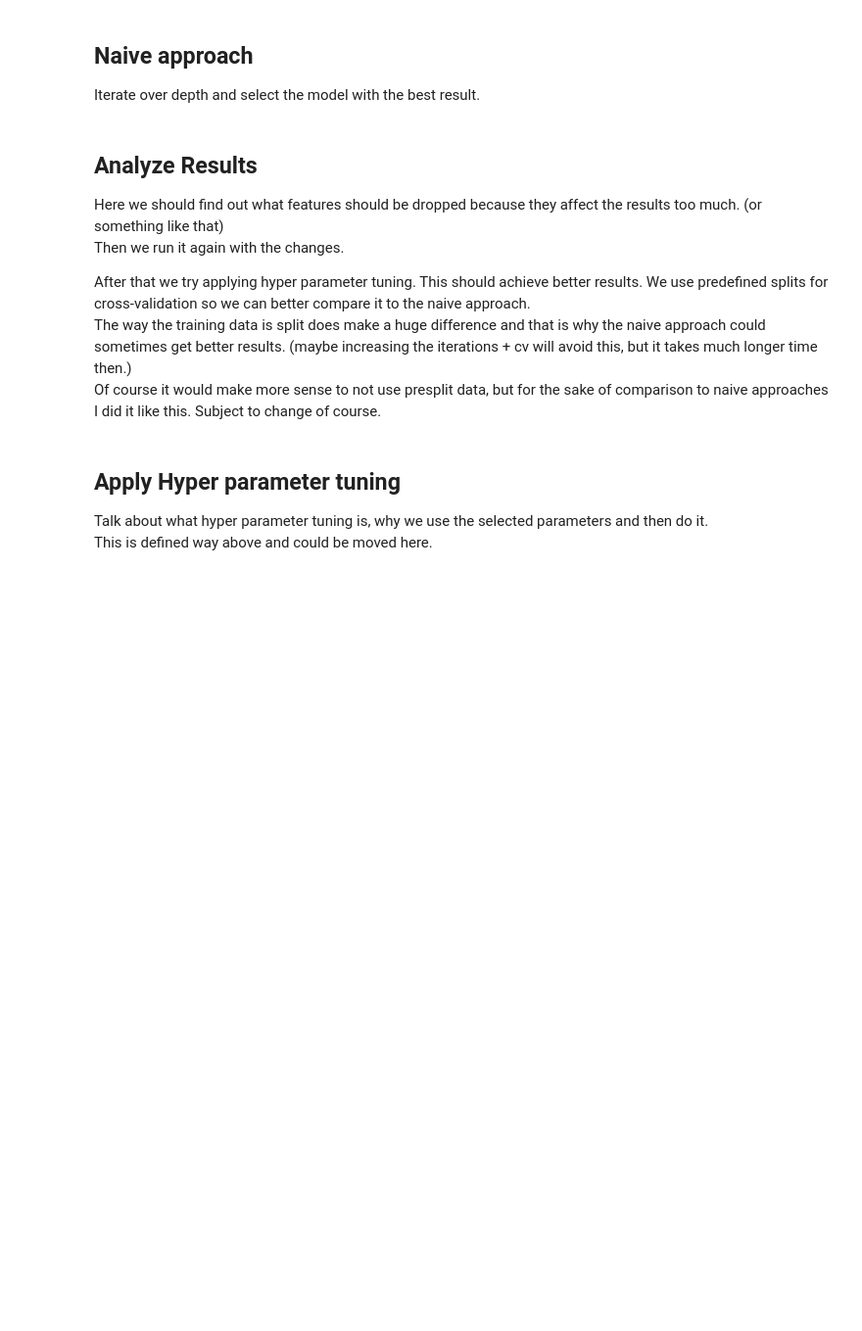
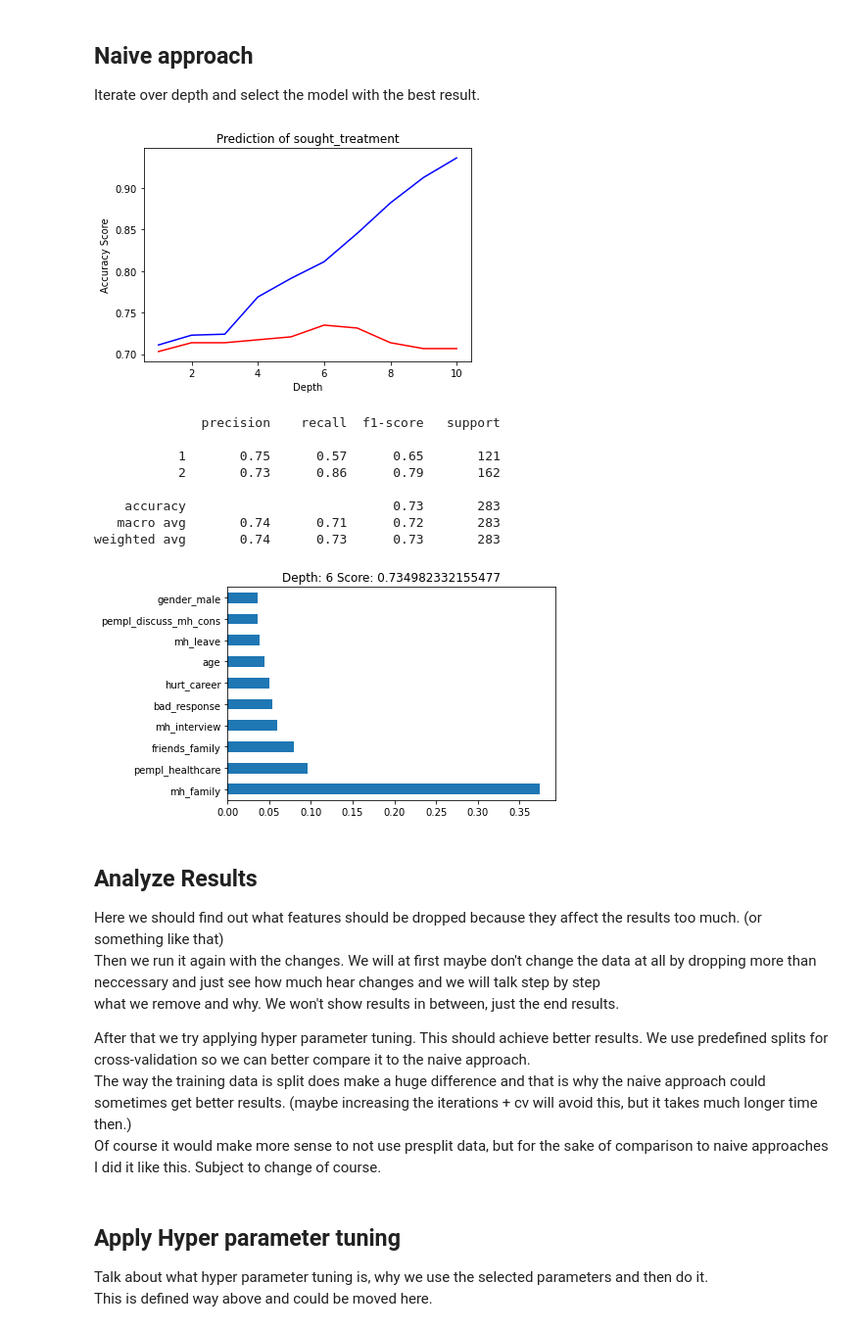
Before and after one commit to LeonOelenberg/DLI-OSMI-Mental-Health, a Jupyter notebook: Notebook.ipynb, the cells around one changed output. Shown: that part at 98% size. Drawn from its saved outputs; the diff is of its cells as text; code cells hidden in the pictures; blank space fills up the shorter version.

```diff
--- a/Notebook.ipynb
+++ b/Notebook.ipynb
@@ -426,12 +420,11 @@ test_size = 0.25
 y_interview = "mh_interview"
 y_treatment = "sought_treatment"
 y_physical = "ph_interview"
-y_company_size = "company_size"
-y_currently = "mh_currently"
-high_affectors = ["mh_past", "mh_interference_treated", "mh_interference_not_treated", "diagnosed"]
+high_affectors = ["mh_past", "mh_currently", "mh_interference_treated", "mh_interference_not_treated", "diagnosed", "ph_interview"]
+# high_affectors = ["ph_interview"]
 
 
-X = df.drop([y_interview, y_currently, y_treatment, y_physical] + high_affectors, axis=1, inplace=False)
+X = df.drop([y_treatment, y_treatment, y_physical] + high_affectors, axis=1, inplace=False)
 y = df[y_treatment]
 
 # Split Data to Train and Validation
@@ -458,40 +451,52 @@ bestscore = 0
 
 for depth in range(1,maxdepth +1):
     # Specify Model
-    clf = tree.DecisionTreeClassifier(max_depth=depth, random_state=42)
+    clf = DecisionTreeClassifier(max_depth=depth, random_state=42)
     # FitModel
     clf.fit(train_X , train_y)
     # calculate mean absolute error on training instances
     train_predictions = clf.predict(train_X)
     t_acc[depth - 1] = accuracy_score(train_predictions, train_y)
     # Make validation predictions and calculate mean absoluteerror
     val_predictions = clf.predict(val_X)
     v_acc[depth - 1] = accuracy_score(val_predictions, val_y)
 
     if(v_acc[depth - 1] >= v_acc[bestdepth - 1]):
         best_model = clf
         bestdepth = depth
         bestscore = v_acc[depth - 1]
 
 t_acc = np.asarray(t_acc)
 v_acc = np.asarray(v_acc)
 
 plt.plot(range(1,maxdepth +1),t_acc ,c="blue")
 plt.plot(range(1,maxdepth +1),v_acc ,c="red")
 plt.xlabel('Depth')
 plt.ylabel('Accuracy Score')
 plt.title('Prediction of ' + y.name)
 
 plt.show()
 
 feature_importance(best_model, bestdepth, bestscore)
 val_predictions = best_model.predict(val_X)
 print(classification_report(val_y, val_predictions))
+# %% [output]
+[figure, added]
+              precision    recall  f1-score   support
+
+           1       0.75      0.57      0.65       121
+           2       0.73      0.86      0.79       162
+
+    accuracy                           0.73       283
+   macro avg       0.74      0.71      0.72       283
+weighted avg       0.74      0.73      0.73       283
+[figure, added]
 # %% [markdown]
 ## Analyze Results
 
 Here we should find out what features should be dropped because they affect the results too much. (or something like that)
-Then we run it again with the changes.
+Then we run it again with the changes. We will at first maybe don't change the data at all by dropping more than neccessary and just see how much hear changes and we will talk step by step
+what we remove and why. We won't show results in between, just the end results.
 
 After that we try applying hyper parameter tuning. This should achieve better results. We use predefined splits for cross-validation so we can better compare it to the naive approach.
 The way the training data is split does make a huge difference and that is why the naive approach could sometimes get better results. (maybe increasing the iterations + cv will avoid this, but it takes much longer time then.)
```
Also changed, not shown: parts of 12 cells of this notebook, 2 other files.
